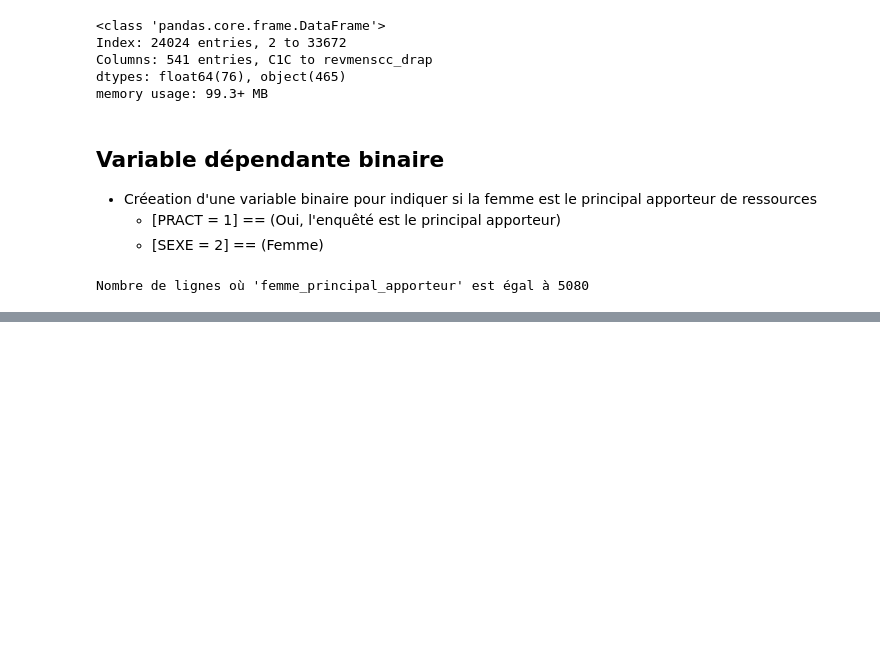
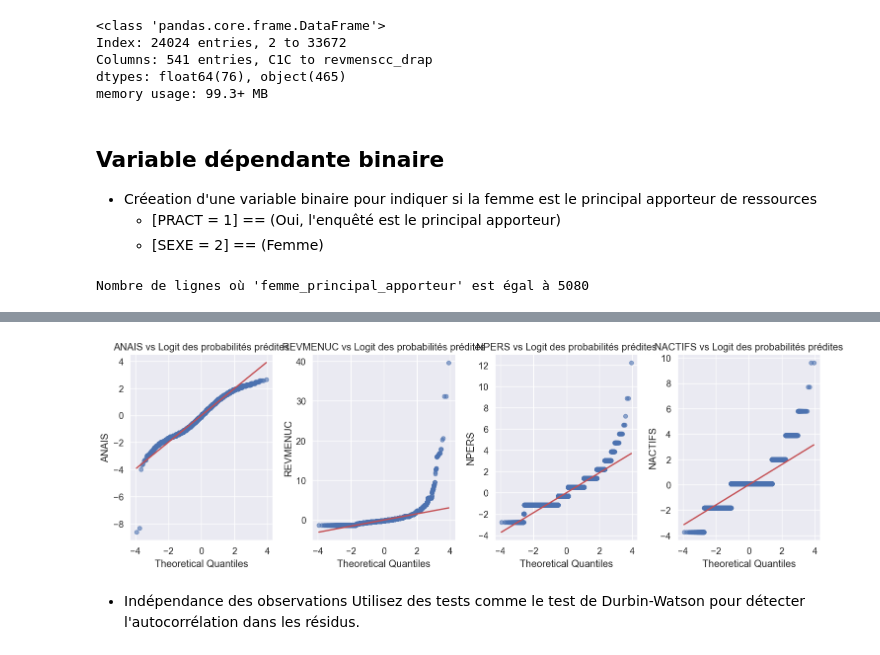
Before and after one commit to mriusero/projet-statistique, a Jupyter notebook: Partie_pratique/projet_2/notebook2.ipynb, the cells around one changed output, grey strips where cells are left out. Saved outputs shown, nothing was run; the diff lists cells and outputs as text; code cells hidden in the pictures; blank space fills up the shorter version.

Commit message:
tests configs

```diff
--- a/Partie_pratique/projet_2/notebook2.ipynb
+++ b/Partie_pratique/projet_2/notebook2.ipynb
@@ -229,0 +375,14 @@ ValueError: Pandas data cast to numpy dtype of object. Check input data with np.
+# %%
+from statsmodels.stats.outliers_influence import variance_inflation_factor
+
+for col in df.columns:
+    df[col] = pd.to_numeric(df[col], errors='coerce')  # Convertit en numérique, remplace les erreurs par NaN
+
+X = sm.add_constant(df)  # Ajoute la constante pour estimer l'intercept
+vif_data = pd.DataFrame()
+vif_data['Feature'] = X.columns
+vif_data['VIF'] = [variance_inflation_factor(X.values, i) for i in range(X.shape[1])]
+
+# Affichage des résultats
+print("Variance Inflation Factors (VIF):")
+print(vif_data)
@@ -229,0 +564,40 @@ ValueError: Pandas data cast to numpy dtype of object. Check input data with np.
+# %%
+from statsmodels.graphics.gofplots import ProbPlot
+
+def check_linearity_in_logit(df, numericals, target='FPA'):
+
+    # Ajouter une constante au DataFrame
+    df = sm.add_constant(df)
+
+    # Ajuster le modèle de régression logistique
+    logit_model = sm.Logit(df[target], df[numericals])
+    logit_results = logit_model.fit(disp=0)
+
+    # Calculer les probabilités prédites en logit
+    predicted_logit = logit_results.predict()
+
+    # Tracer les graphiques de dispersion
+    fig, axes = plt.subplots(nrows=1, ncols=len(numericals), figsize=(15, 5))
+
+    for i, var in enumerate(numericals):
+        # Tracer le graphique de dispersion (variable continue vs logit des probabilités prédites)
+        probplot = ProbPlot(df[var], fit=True)
+        axes[i].scatter(probplot.theoretical_quantiles, probplot.sample_quantiles, alpha=0.6)
+        axes[i].set_title(f"{var} vs Logit des probabilités prédites")
+        axes[i].set_xlabel(f"Theoretical Quantiles")
+        axes[i].set_ylabel(f"{var}")
+        axes[i].grid(True)
+
+        # Ajouter la droite de régression linéaire
+        fit = np.polyfit(probplot.theoretical_quantiles, probplot.sample_quantiles, 1)
+        axes[i].plot(probplot.theoretical_quantiles, np.polyval(fit, probplot.theoretical_quantiles), 'r-', linewidth=2)
+
+    plt.tight_layout()
+    plt.show()
+
+# Appeler la fonction pour vérifier la linéarité en logit pour les variables continues
+check_linearity_in_logit(df, numericals, target='FPA')
+# %% [output]
+[figure, added]
+# %% [markdown]
+* Indépendance des observations Utilisez des tests comme le test de Durbin-Watson pour détecter l'autocorrélation dans les résidus.
```
Also changed, not shown: parts of 37 cells of this notebook, 1 other file.
